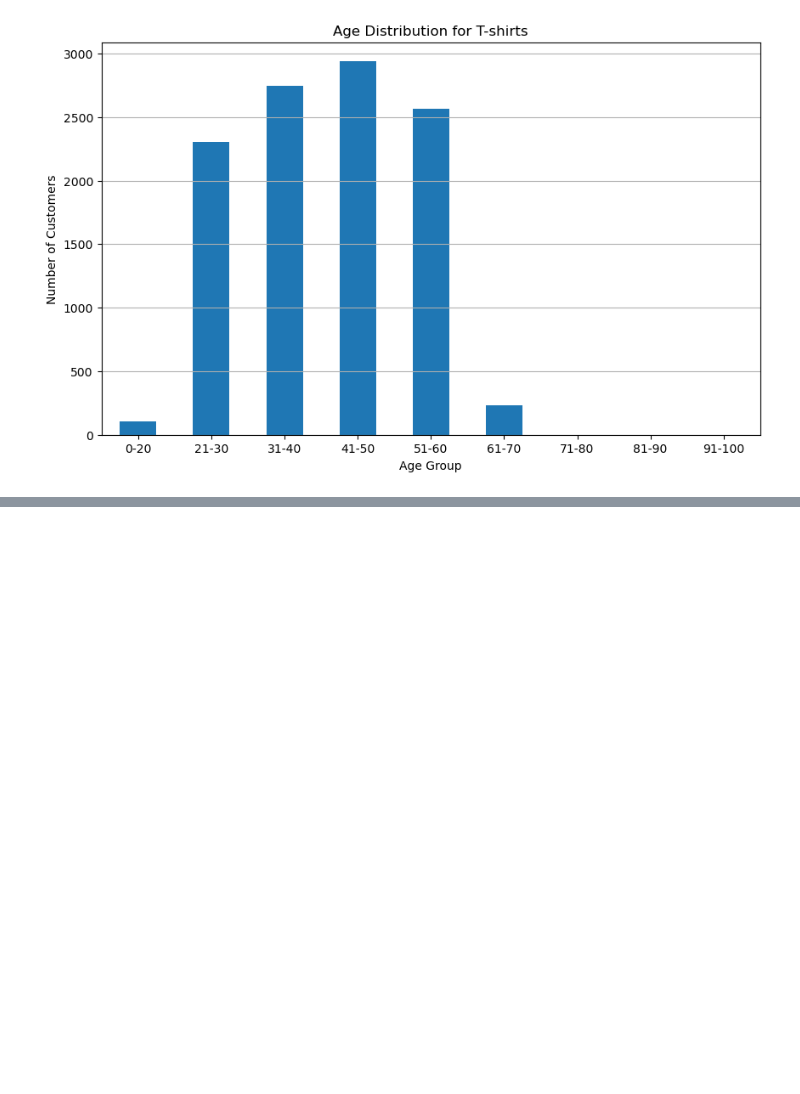
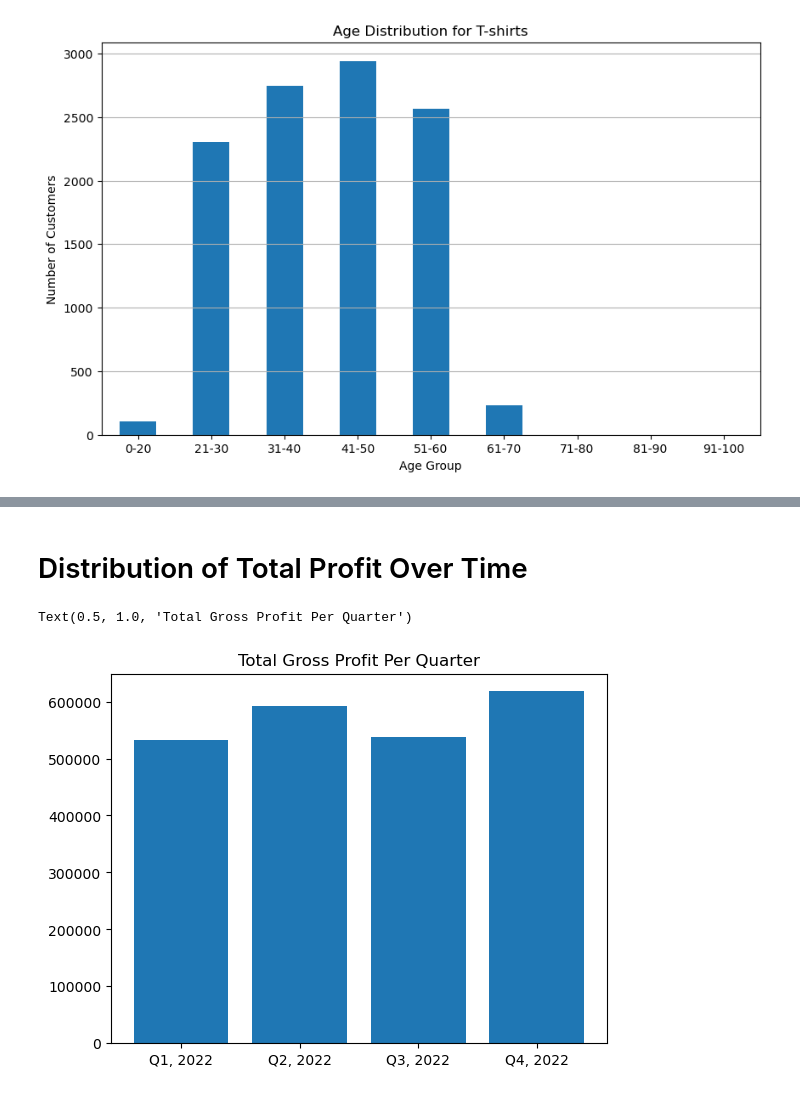
Before and after one commit to bowencu/FirstByte, a Jupyter notebook: datathon.ipynb, the cells around one changed output, grey strips where cells are left out. Cells and saved outputs as stored; diff of their text form; code cells hidden in the pictures; blank space fills up the shorter version.

```diff
--- a/datathon.ipynb
+++ b/datathon.ipynb
@@ -250,0 +267,11 @@ See the caveats in the documentation: https://pandas.pydata.org/pandas-docs/stab
+# %% [markdown]
+# Distribution of Total Profit Over Time
+# %%
+store_data.groupby("Quarter").agg({"Gross_Profit": "sum"})
+quarters = ["Q1, 2022", "Q2, 2022", "Q3, 2022", "Q4, 2022"]
+gross_profit_per_quarter = [532482.4, 592074.3, 537344.4, 618058.4]
+plt.bar(quarters, gross_profit_per_quarter)
+plt.title("Total Gross Profit Per Quarter")
+# %% [output]
+Text(0.5, 1.0, 'Total Gross Profit Per Quarter')
+[figure, added]
```
Also changed, not shown: parts of 3 cells of this notebook.
